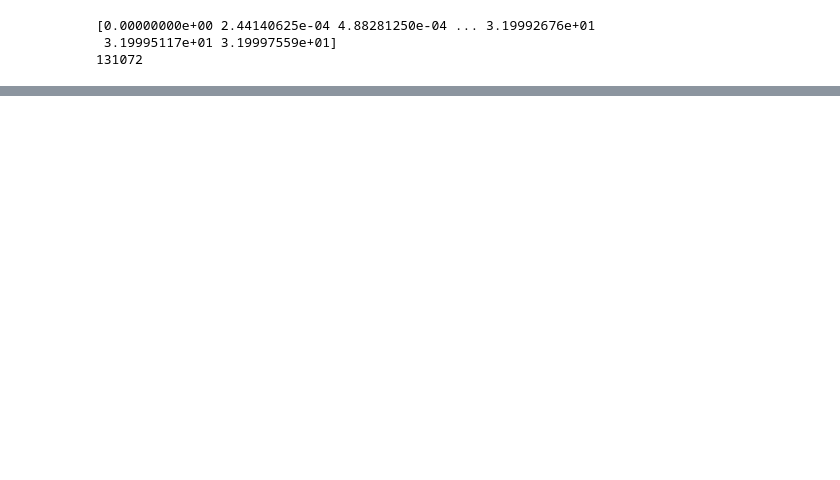
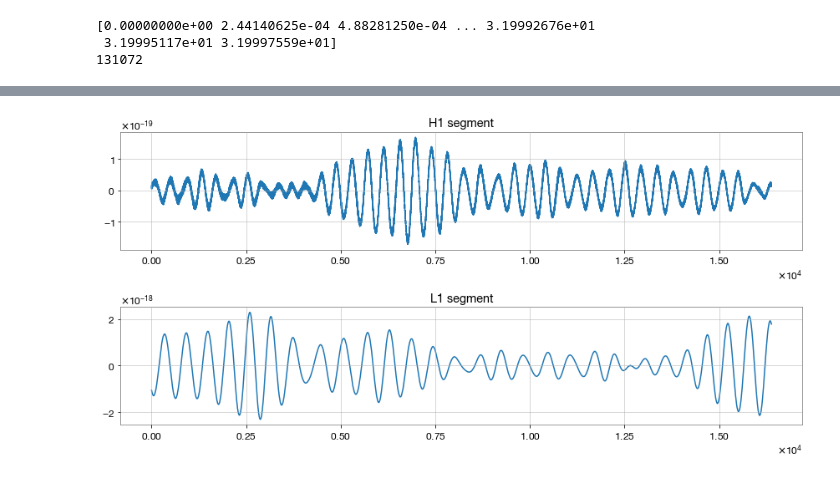
Before and after one commit to alilordifar/gravitational-wave-ml-pipeline, a Jupyter notebook: notebooks/LIGO.ipynb, the cells around one changed output, grey strips where cells are left out. Cells and saved outputs as stored; diff of their text form; code cells hidden in the pictures; blank space fills up the shorter version.

```diff
--- a/notebooks/LIGO.ipynb
+++ b/notebooks/LIGO.ipynb
@@ -74,0 +115,13 @@ strain_l_norm = normalize_strain(strain_l)
+# %%
+fig, axes = plt.subplots(2, 1, figsize=(12, 6))
+
+axes[0].plot(h1_segments[0])
+axes[0].set_title("H1 segment")
+
+axes[1].plot(l1_segments[0])
+axes[1].set_title("L1 segment")
+
+plt.tight_layout()
+plt.show()
+# %% [output]
+[figure, added]
```
Also changed, not shown: parts of 16 cells of this notebook, 3 other files.
